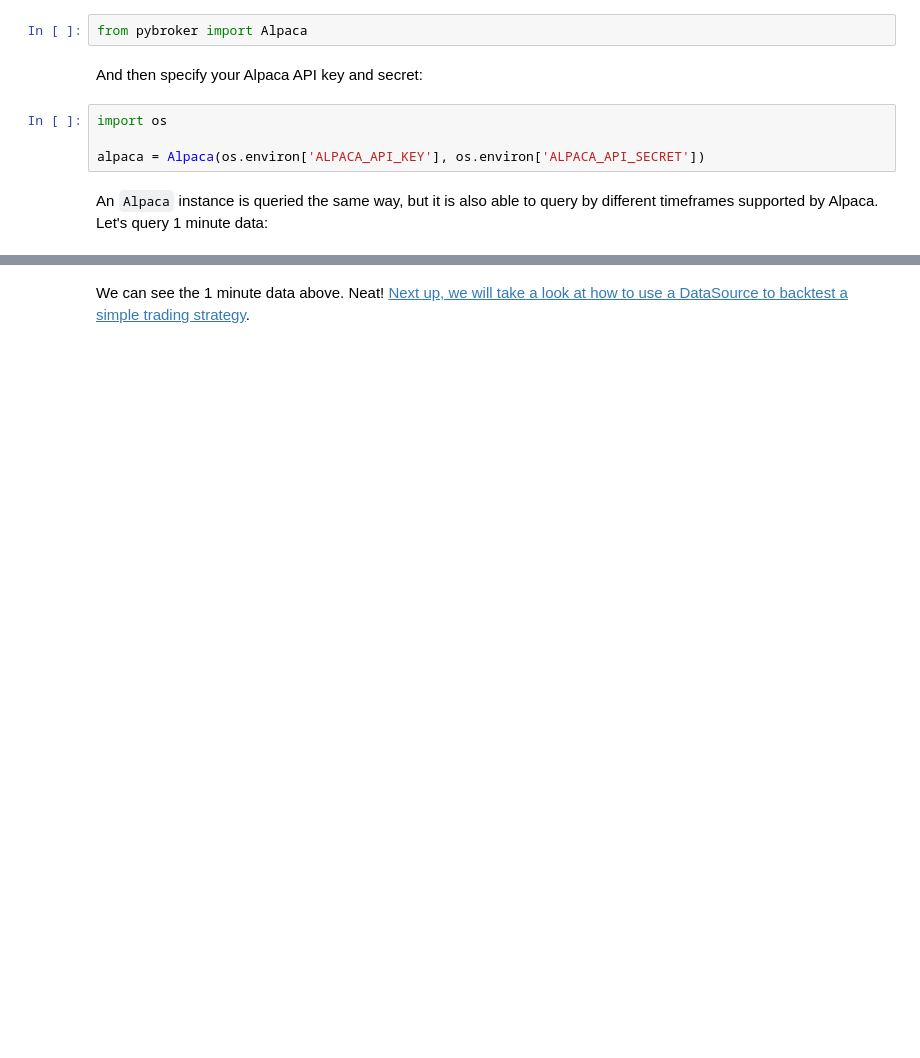
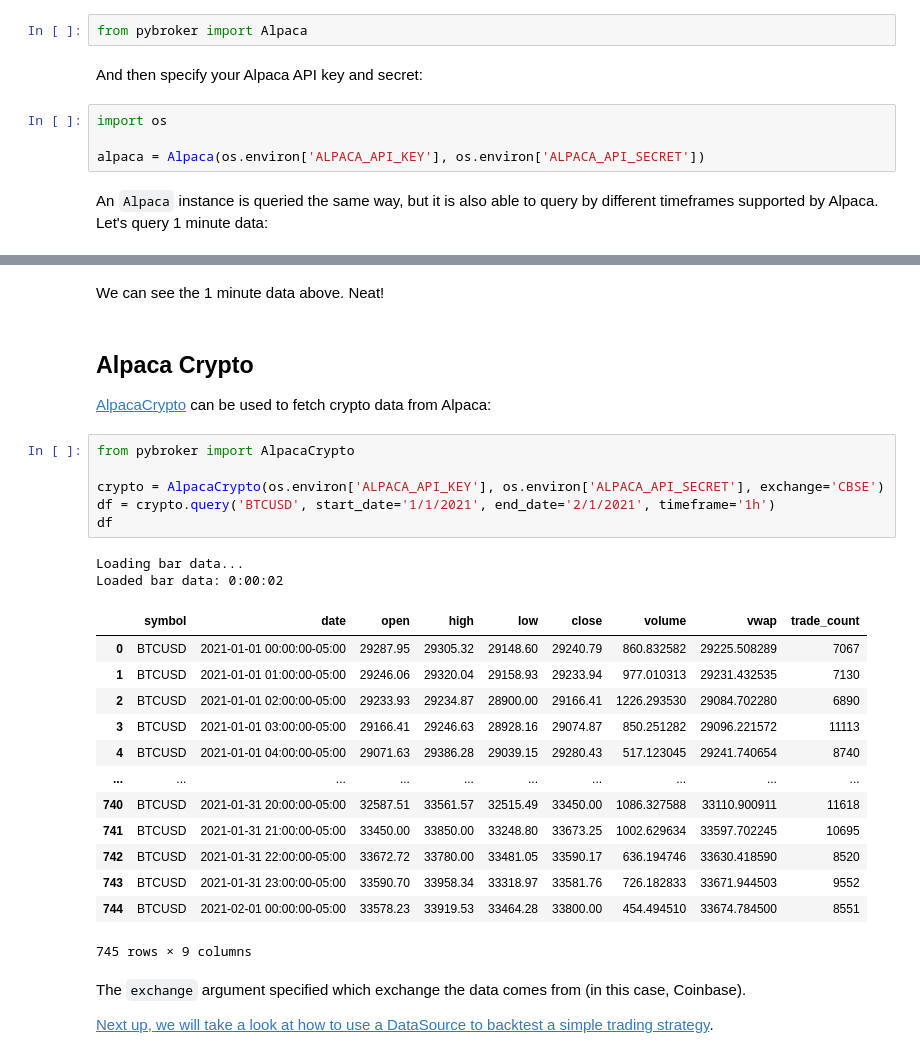
Before and after one commit to edtechre/pybroker, a Jupyter notebook: docs/notebooks/1. Getting Started with Data Sources.ipynb, the cells around one changed output, grey strips where cells are left out. Cells and saved outputs as stored; diff of their text form; blank space fills up the shorter version.

```diff
--- a/docs/notebooks/1. Getting Started with Data Sources.ipynb
+++ b/docs/notebooks/1. Getting Started with Data Sources.ipynb
@@ -129,4 +129,34 @@ Loaded bar data: 0:00:05
 | 33863 | 2021-03-31 19:59:00-04:00 | MSFT | 237.40 | 237.53 | 237.40 | 237.53 | 1163 | 237.473801 |
 33864 rows × 8 columns
 # %% [markdown]
-We can see the 1 minute data above. Neat! [Next up, we will take a look at how to use a DataSource to backtest a simple trading strategy](https://www.pybroker.com/en/latest/notebooks/2.%20Backtesting%20a%20Strategy.html).
+We can see the 1 minute data above. Neat!
+# %% [markdown]
+## Alpaca Crypto
+
+[AlpacaCrypto](https://www.pybroker.com/en/latest/reference/pybroker.data.html#pybroker.data.AlpacaCrypto) can be used to fetch crypto data from Alpaca:
+# %%
+from pybroker import AlpacaCrypto
+
+crypto = AlpacaCrypto(os.environ['ALPACA_API_KEY'], os.environ['ALPACA_API_SECRET'], exchange='CBSE')
+df = crypto.query('BTCUSD', start_date='1/1/2021', end_date='2/1/2021', timeframe='1h')
+df
+# %% [output]
+Loading bar data...
+Loaded bar data: 0:00:02
+|  | symbol | date | open | high | low | close | volume | vwap | trade_count |
+| 0 | BTCUSD | 2021-01-01 00:00:00-05:00 | 29287.95 | 29305.32 | 29148.60 | 29240.79 | 860.832582 | 29225.508289 | 7067 |
+| 1 | BTCUSD | 2021-01-01 01:00:00-05:00 | 29246.06 | 29320.04 | 29158.93 | 29233.94 | 977.010313 | 29231.432535 | 7130 |
+| 2 | BTCUSD | 2021-01-01 02:00:00-05:00 | 29233.93 | 29234.87 | 28900.00 | 29166.41 | 1226.293530 | 29084.702280 | 6890 |
+| 3 | BTCUSD | 2021-01-01 03:00:00-05:00 | 29166.41 | 29246.63 | 28928.16 | 29074.87 | 850.251282 | 29096.221572 | 11113 |
+| 4 | BTCUSD | 2021-01-01 04:00:00-05:00 | 29071.63 | 29386.28 | 29039.15 | 29280.43 | 517.123045 | 29241.740654 | 8740 |
+| ... | ... | ... | ... | ... | ... | ... | ... | ... | ... |
+| 740 | BTCUSD | 2021-01-31 20:00:00-05:00 | 32587.51 | 33561.57 | 32515.49 | 33450.00 | 1086.327588 | 33110.900911 | 11618 |
+| 741 | BTCUSD | 2021-01-31 21:00:00-05:00 | 33450.00 | 33850.00 | 33248.80 | 33673.25 | 1002.629634 | 33597.702245 | 10695 |
+| 742 | BTCUSD | 2021-01-31 22:00:00-05:00 | 33672.72 | 33780.00 | 33481.05 | 33590.17 | 636.194746 | 33630.418590 | 8520 |
+| 743 | BTCUSD | 2021-01-31 23:00:00-05:00 | 33590.70 | 33958.34 | 33318.97 | 33581.76 | 726.182833 | 33671.944503 | 9552 |
+| 744 | BTCUSD | 2021-02-01 00:00:00-05:00 | 33578.23 | 33919.53 | 33464.28 | 33800.00 | 454.494510 | 33674.784500 | 8551 |
+745 rows × 9 columns
+# %% [markdown]
+The ``exchange`` argument specified which exchange the data comes from (in this case, Coinbase).
+
+[Next up, we will take a look at how to use a DataSource to backtest a simple trading strategy](https://www.pybroker.com/en/latest/notebooks/2.%20Backtesting%20a%20Strategy.html).
```
Also changed, not shown: parts of 5 cells of this notebook, 6 other files.
